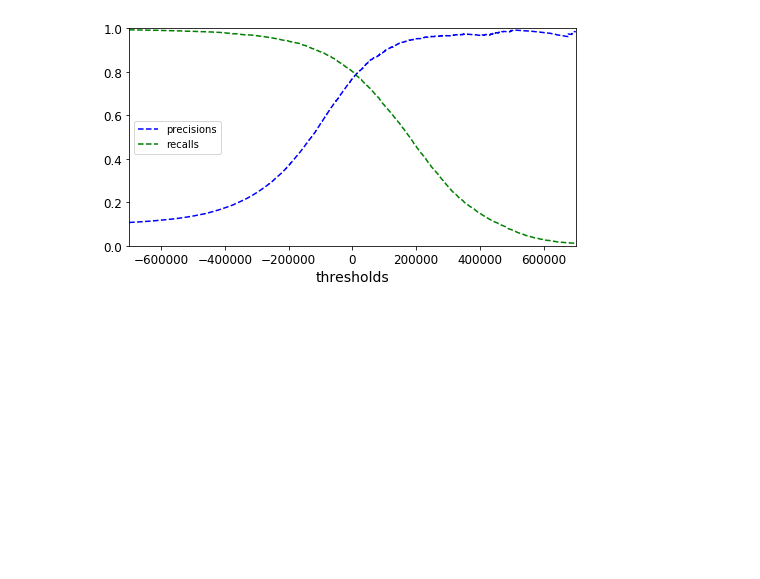
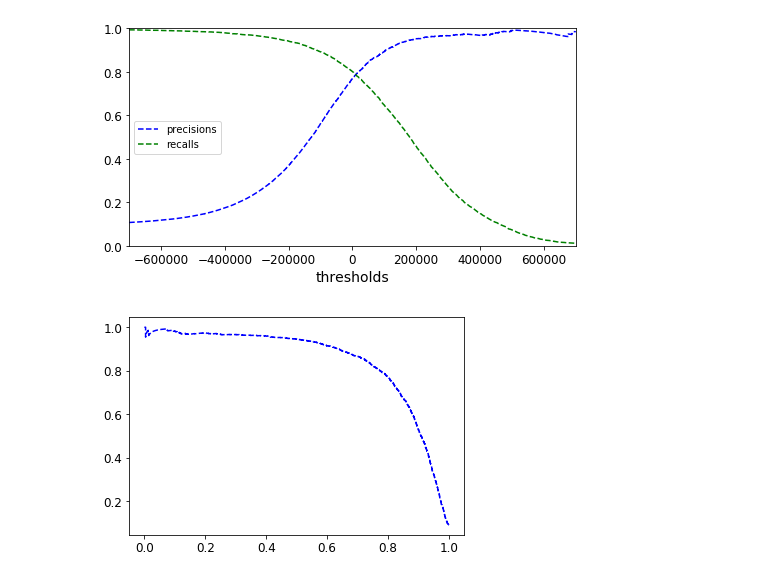
Before and after one commit to jongwonwoo/handson-ml, a Jupyter notebook: 03_classification_clone.ipynb, the cells around one changed output. Saved outputs shown, nothing was run; the diff lists cells and outputs as text; code cells hidden in the pictures; blank space fills up the shorter version.

```diff
--- a/03_classification_clone.ipynb
+++ b/03_classification_clone.ipynb
@@ -155,3 +155,11 @@ plt.xlim([-700000, 700000])
 plt.show()
 # %% [output]
 [figure]
+# %%
+def plot_precision_recall(precisions, recalls):
+    plt.plot(recalls, precisions, 'b--')
+
+plot_precision_recall(precisions, recalls)
+plt.show()
+# %% [output]
+[figure, added]
```
Also changed, not shown: parts of 27 cells of this notebook.
